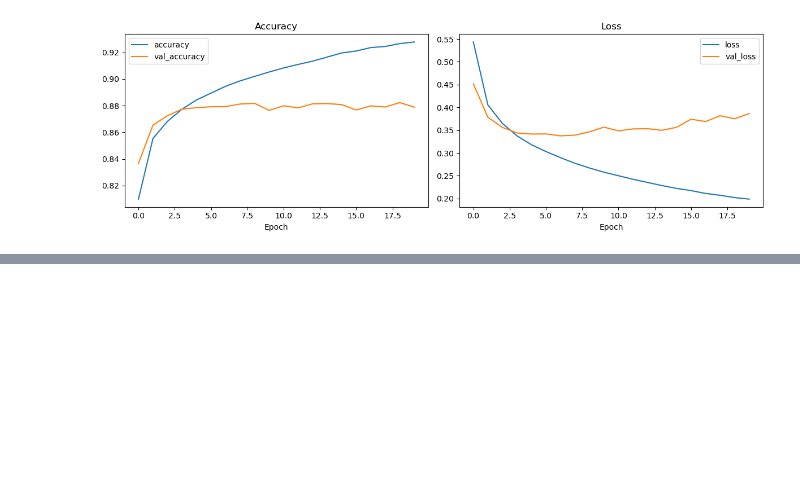
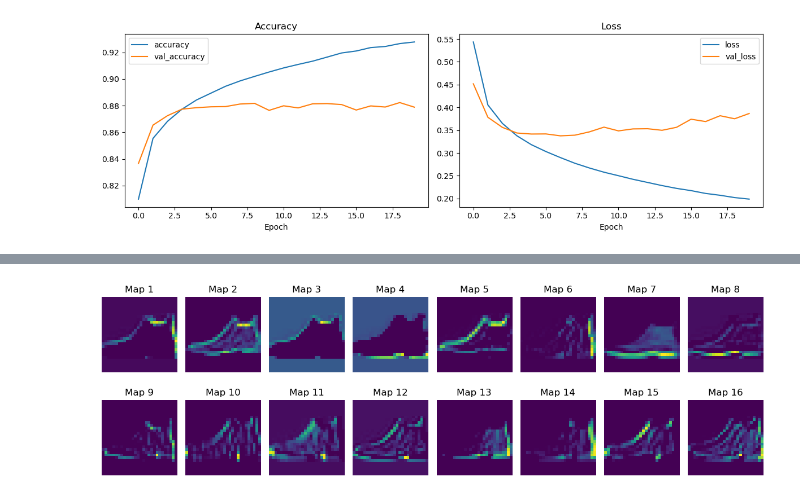
Before and after one commit to alikeivanmarz/ml-course-unitec, a Jupyter notebook: Course_Sessions/Week_3/week3_class_activity.ipynb, the cells around one changed output, grey strips where cells are left out. Cells and saved outputs as stored; diff of their text form; code cells hidden in the pictures; blank space fills up the shorter version.

```diff
--- a/Course_Sessions/Week_3/week3_class_activity.ipynb
+++ b/Course_Sessions/Week_3/week3_class_activity.ipynb
@@ -375,0 +655,24 @@ weighted avg       0.87      0.87      0.87     10000
+# %%
+# Block 1: add the matching comment
+feature_model = keras.Model(
+    inputs=model.inputs,
+    outputs=model.layers[0].output,
+)
+
+# Block 2: add the matching comment
+sample = X_test[0:1]
+feature_maps = feature_model.predict(sample, verbose=0)
+
+# Block 3: add the matching comment
+fig, axes = plt.subplots(2, 8, figsize=(12, 4))
+
+# Block 4: add the matching comment
+for index, ax in enumerate(axes.ravel()):
+    ax.imshow(feature_maps[0, :, :, index], cmap="viridis")
+    ax.set_title(f"Map {index + 1}")
+    ax.axis("off")
+
+plt.tight_layout()
+plt.show()
+# %% [output]
+[figure, added]
```
Also changed, not shown: parts of 8 cells of this notebook.
